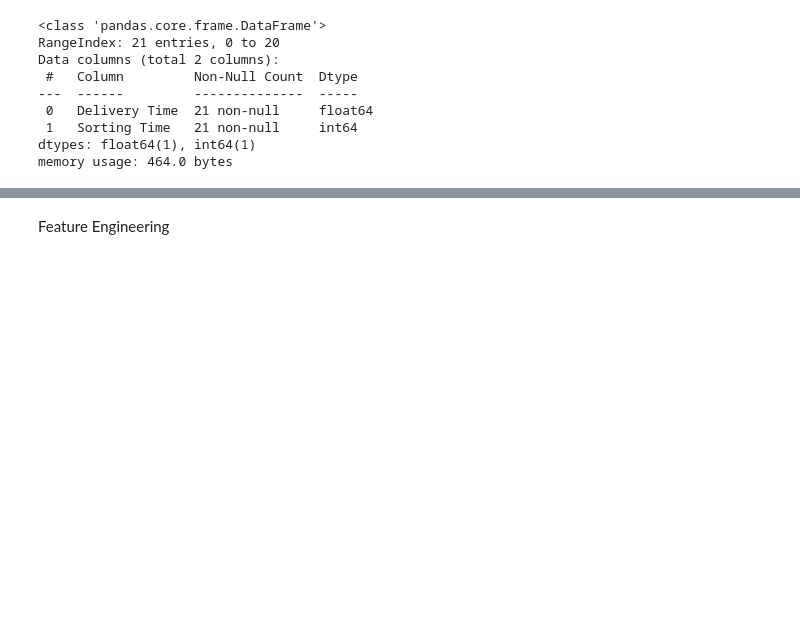
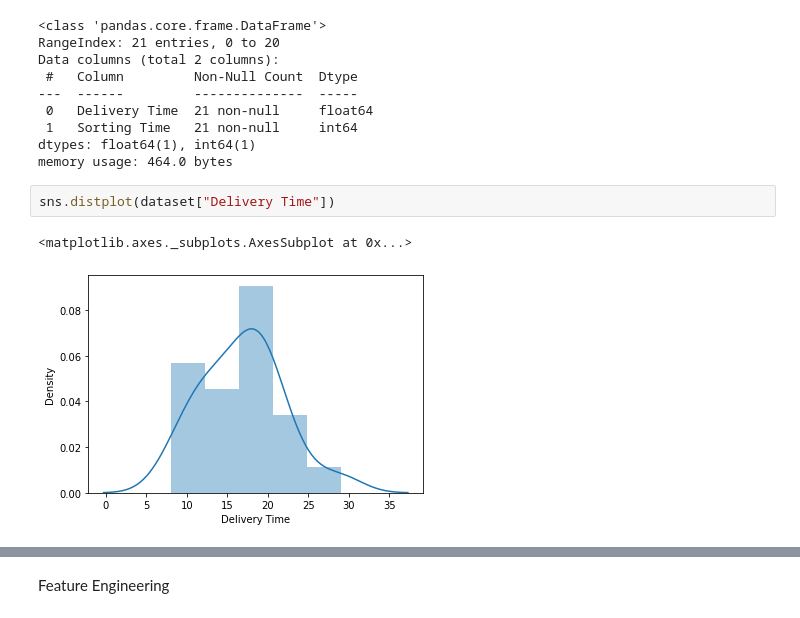
Before and after one commit to pranay4712/datascience, a Jupyter notebook: 4assignment_1q.ipynb, the cells around one changed output, grey strips where cells are left out. Saved outputs shown, nothing was run; the diff lists cells and outputs as text; blank space fills up the shorter version.

```diff
--- a/4assignment_1q.ipynb
+++ b/4assignment_1q.ipynb
@@ -40,3 +40,8 @@ Data columns (total 2 columns):
  1   Sorting Time   21 non-null     int64
 dtypes: float64(1), int64(1)
 memory usage: 464.0 bytes
+# %%
+sns.distplot(dataset["Delivery Time"])
+# %% [output]
+<matplotlib.axes._subplots.AxesSubplot at 0x...>
+[figure, added]
```
Also changed, not shown: parts of 1 cell of this notebook.
